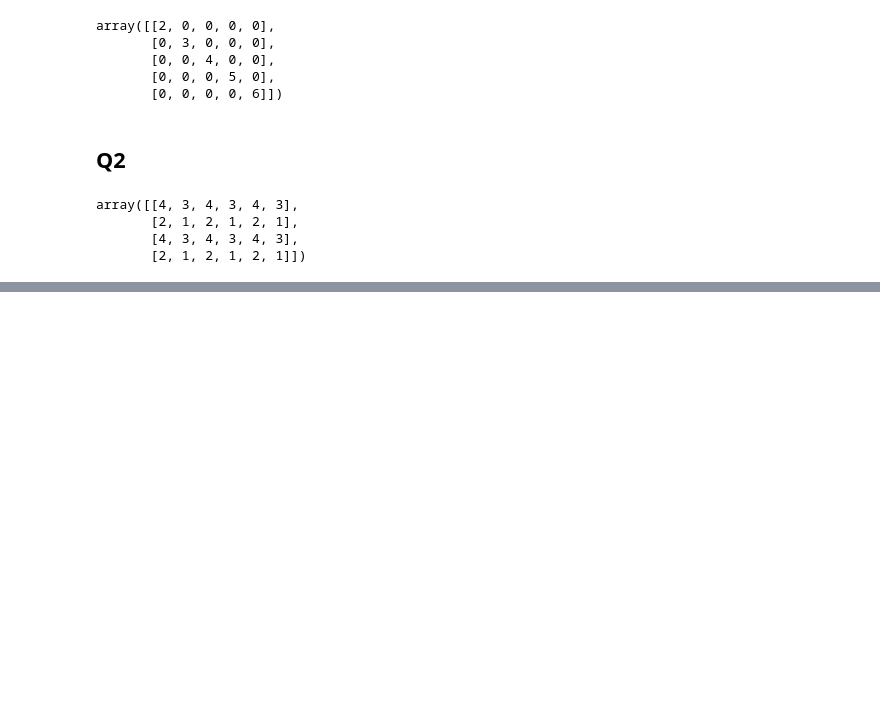
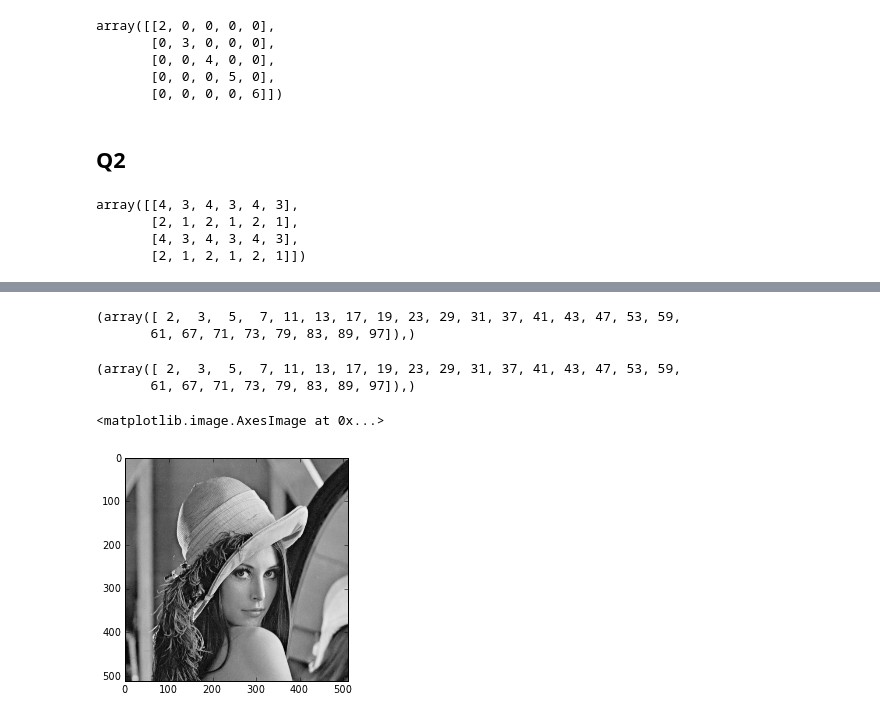
Before and after one commit to kreyno10/PHYS202-S13, a Jupyter notebook: Week2/NumPyEx1.ipynb, the cells around one changed output, grey strips where cells are left out. Saved outputs shown, nothing was run; the diff lists cells and outputs as text; code cells hidden in the pictures; blank space fills up the shorter version.

```diff
--- a/Week2/NumPyEx1.ipynb
+++ b/Week2/NumPyEx1.ipynb
@@ -42,0 +77,33 @@ array([[4, 3, 4, 3, 4, 3],
+# %%
+print np.nonzero(is_prime)
+# %% [output]
+(array([ 2,  3,  5,  7, 11, 13, 17, 19, 23, 29, 31, 37, 41, 43, 47, 53, 59,
+       61, 67, 71, 73, 79, 83, 89, 97]),)
+# %%
+def eratosthenes_sieve(maximum):
+    A = np.ones((maximum,), dtype=bool)
+    A[0] = False
+    A[1] = False
+    A[9] = False
+    for i in range(2, maximum):
+        if i < 11:
+            if i > 2 and i%2 == 0:
+                A[i] = False
+        if i > 10:
+            if i%2 == 0 or i%3 == 0 or i%4 == 0 or i%5 == 0 or i%6 == 0 or i%7 == 0 or i%8 == 0 or i%9 == 0:
+                A[i] = False
+    return A
+
+print np.nonzero(eratosthenes_sieve(100))
+# %% [output]
+(array([ 2,  3,  5,  7, 11, 13, 17, 19, 23, 29, 31, 37, 41, 43, 47, 53, 59,
+       61, 67, 71, 73, 79, 83, 89, 97]),)
+# %%
+from scipy import misc
+lena = misc.lena()
+# %%
+imshow(lena)
+imshow(lena, cmap=cm.gray)
+# %% [output]
+<matplotlib.image.AxesImage at 0x...>
+[figure, added]
```
Also changed, not shown: parts of 8 cells of this notebook, 6 other files.
